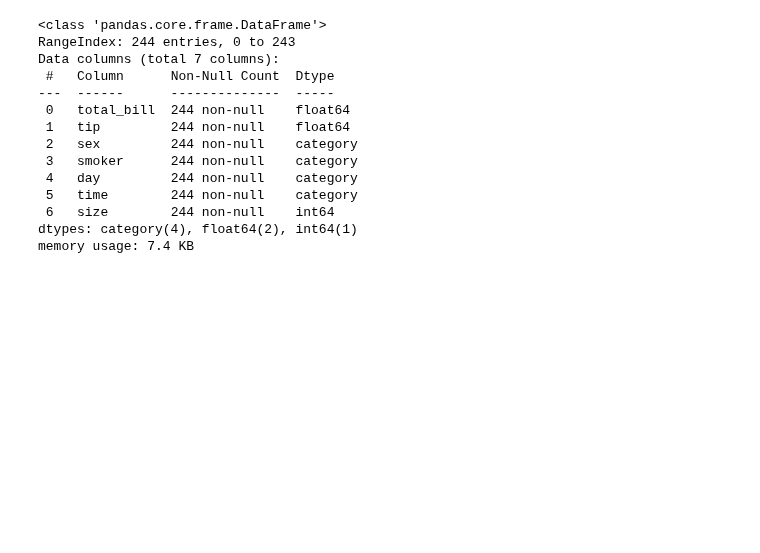
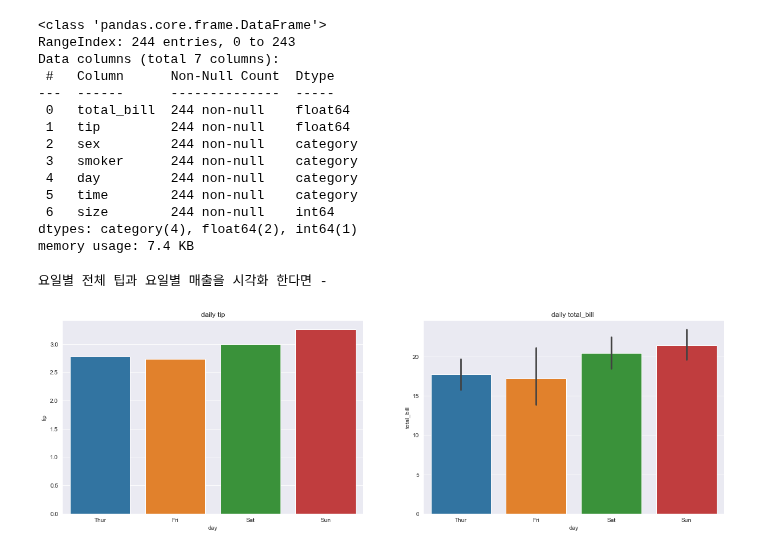
Before and after one commit to JaewooJason/Daily_Practice, a Jupyter notebook: 2022_AI_Visualization[03].ipynb, the cells around one changed output. Drawn from its saved outputs; the diff is of its cells as text; code cells hidden in the pictures; blank space fills up the shorter version.

```diff
--- a/2022_AI_Visualization[03].ipynb
+++ b/2022_AI_Visualization[03].ipynb
@@ -114,3 +114,28 @@ Data columns (total 7 columns):
  6   size        244 non-null    int64
 dtypes: category(4), float64(2), int64(1)
 memory usage: 7.4 KB
+# %%
+print('요일별 전체 팁과 요일별 매출을 시각화 한다면 - ')
+
+sns.set_style('darkgrid')
+
+fig = plt.figure(figsize = (20,6))
+
+ax01= fig.add_subplot(1,2,1)
+ax02= fig.add_subplot(1,2,2)
+
+# 위에는 도화지의 위치이다
+
+ax01.set_title('daily tip')
+ax02.set_title('daily total_bill ')
+
+# ci = False ci = sd
+sns.barplot(ax = ax01, data = tips_dataset, x ='day', y ='tip', ci = False)
+sns.barplot(ax = ax02, data = tips_dataset, x ='day', y ='total_bill') # 클라스별로 기준을 나누어 준다
+
+
+plt.show()
+plt.close()
+# %% [output]
+요일별 전체 팁과 요일별 매출을 시각화 한다면 -
+[figure, added]
```
